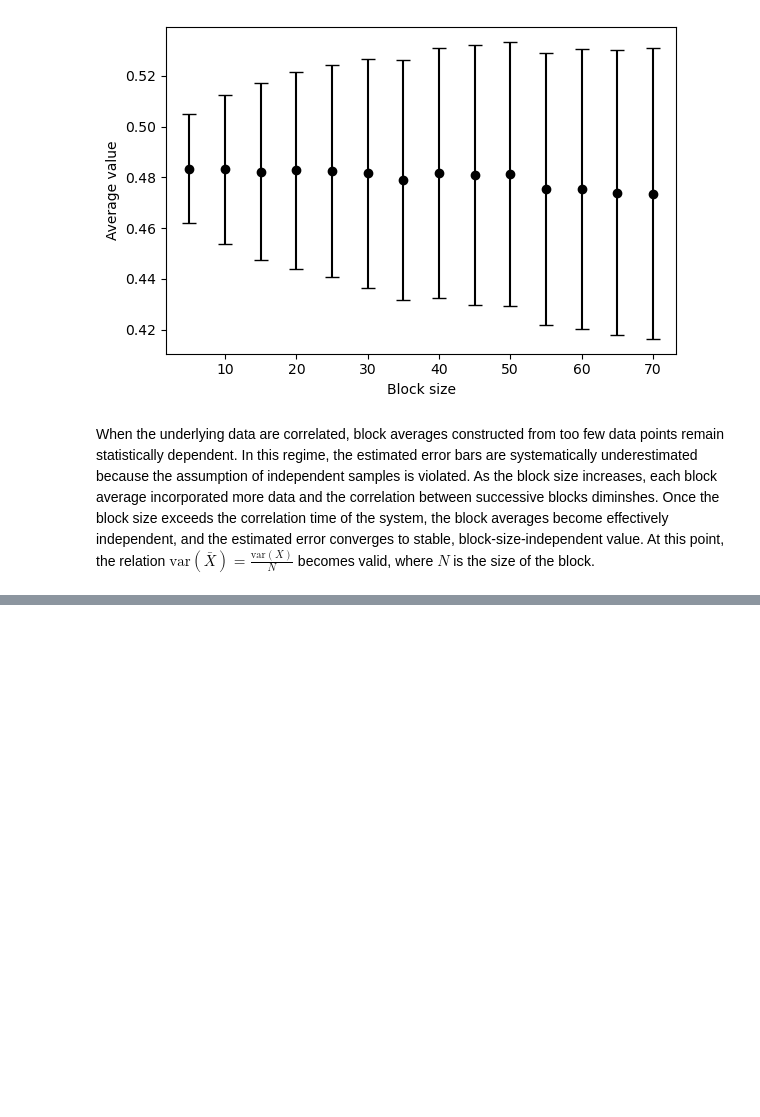
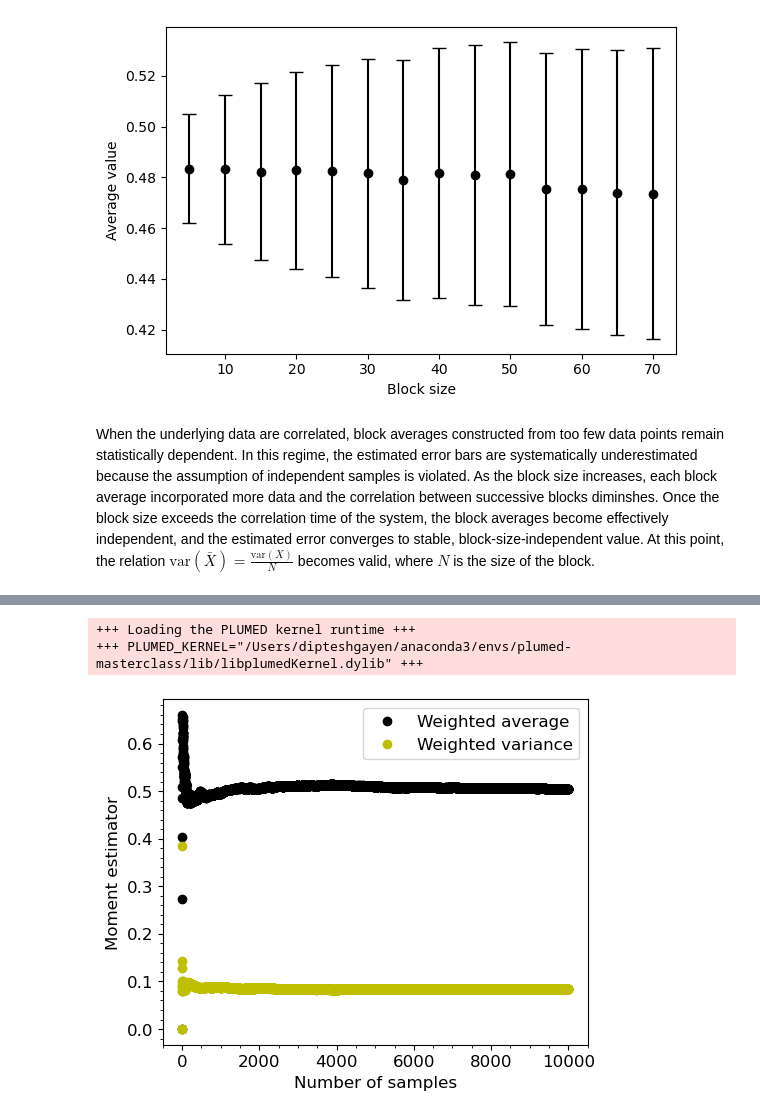
Before and after one commit to heyitsdipu/PLUMED-hands-on, a Jupyter notebook: masterclass-21-2/notebooks/exercise.ipynb, the cells around one changed output, grey strips where cells are left out. Drawn from its saved outputs; the diff is of its cells as text; code cells hidden in the pictures; blank space fills up the shorter version.

Commit message:
Update masterclass-21-2

```diff
--- a/masterclass-21-2/notebooks/exercise.ipynb
+++ b/masterclass-21-2/notebooks/exercise.ipynb
@@ -895,0 +950,31 @@ In what follows, the goal is to compute averages, fluctuations, and free energie
+# %%
+# import PLUMED COLVAR file into pandas dataset
+plt.figure(figsize=(5, 4))
+data = plumed.read_as_pandas("Exercise-8/COLVAR")
+
+# plot progressively time vs mean and time vs variance
+plt.plot(data["time"], data["wav"], "ko", label="Weighted average")
+plt.plot(data["time"], data["var"], "yo", label="Weighted variance")
+
+# Ticks formatting
+plt.xticks(fontsize=12)
+plt.yticks(fontsize=12)
+
+# Improve layout
+plt.tight_layout()
+
+# labels
+plt.xlabel("Number of samples", fontsize=12)
+plt.ylabel("Moment estimator", fontsize=12)
+
+# minor ticks
+plt.minorticks_on()
+
+# Legend
+plt.legend(prop={'size': 12})
+
+plt.show()
+# %% [output]
++++ Loading the PLUMED kernel runtime +++
++++ PLUMED_KERNEL="/Users/dipteshgayen/anaconda3/envs/plumed-masterclass/lib/libplumedKernel.dylib" +++
+[figure, added]
```
Also changed, not shown: parts of 5 cells of this notebook.
